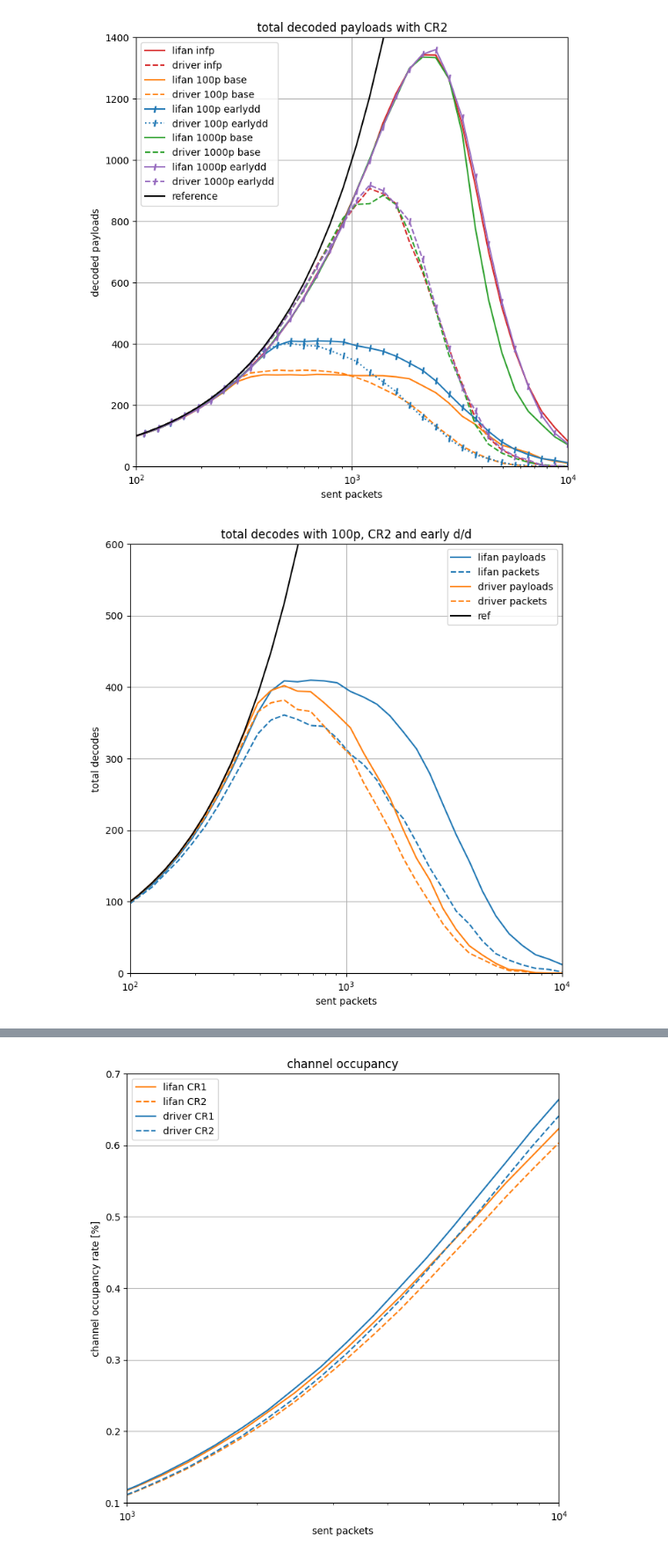
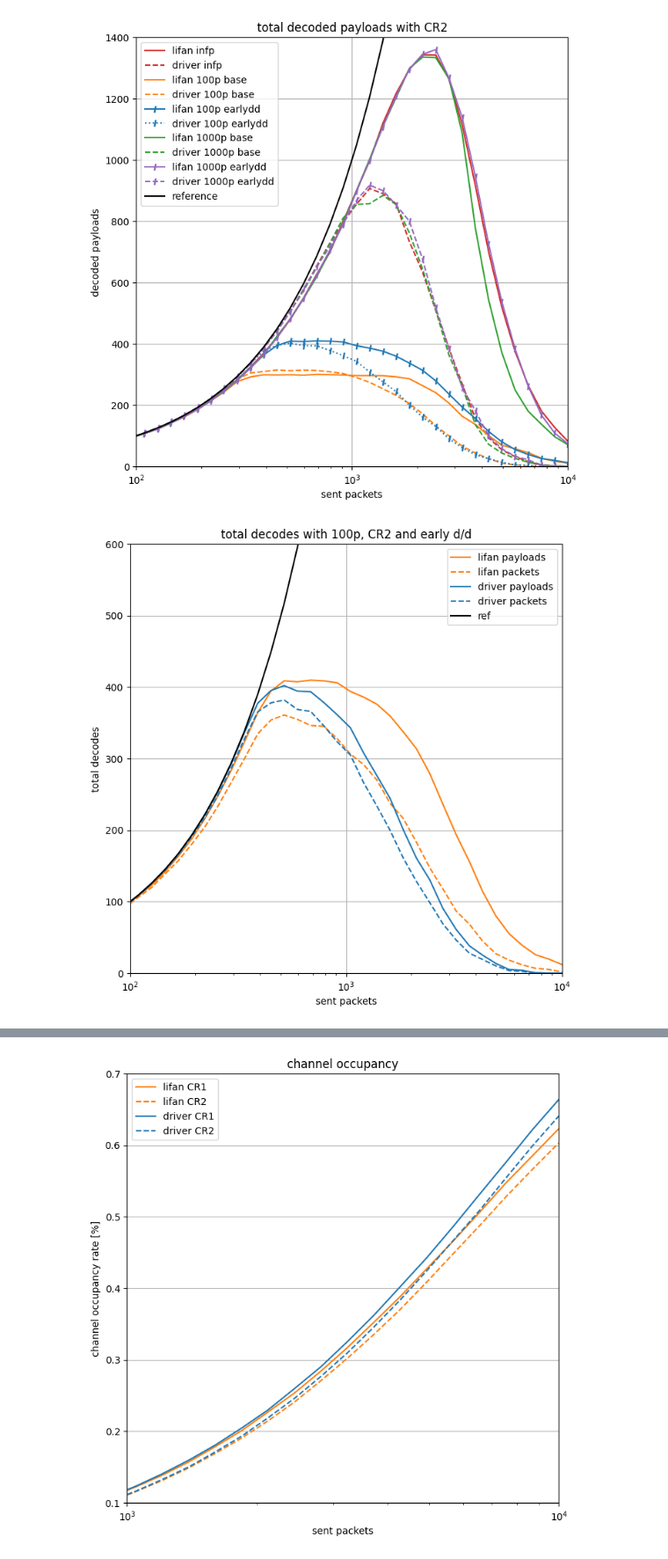
Before and after one commit to diegomm6/lr-fhss_seq-families, a Jupyter notebook: headerPlots.ipynb, the cells around one changed output, grey strips where cells are left out. Shown at 88% size. Saved outputs shown, nothing was run; the diff lists cells and outputs as text; code cells hidden in the pictures.

```diff
--- a/headerPlots.ipynb
+++ b/headerPlots.ipynb
@@ -123,25 +123,25 @@ plt.show()
 # %%
 plt.figure(figsize=(8,8))
 
-plt.plot(nodes, data25dc_cr2['lifan-CR2-100p-dec_payld-rlydd'], label=f'lifan payloads', color='#1f77b4')
-plt.plot(nodes, data25dc_cr2['lifan-CR2-100p-dec_pckts-rlydd'], label=f'lifan packets', color='#1f77b4', linestyle='dashed')
+plt.plot(nodes, data25dc_cr2['lifan-CR2-100p-dec_payld-rlydd'], label=f'lifan payloads', color='#ff7f0e')
+plt.plot(nodes, data25dc_cr2['lifan-CR2-100p-dec_pckts-rlydd'], label=f'lifan packets', color='#ff7f0e', linestyle='dashed')
 
-plt.plot(nodes, data25dc_cr2['driver-CR2-100p-dec_payld-rlydd'], label=f'driver payloads', color='#ff7f0e')
-plt.plot(nodes, data25dc_cr2['driver-CR2-100p-dec_pckts-rlydd'], label=f'driver packets', color='#ff7f0e', linestyle='dashed')
+plt.plot(nodes, data25dc_cr2['driver-CR2-100p-dec_payld-rlydd'], label=f'driver payloads', color='#1f77b4')
+plt.plot(nodes, data25dc_cr2['driver-CR2-100p-dec_pckts-rlydd'], label=f'driver packets', color='#1f77b4', linestyle='dashed')
 
 plt.plot(nodes, nodes, label=f'ref', color='k')
 
 plt.title('total decodes with 100p, CR2 and early d/d')
 plt.xlabel('sent packets')
 plt.xscale('log')
 plt.ylabel('total decodes')
 plt.xlim(1e2,1e4)
 plt.ylim(0,6e2)
 plt.grid()
 plt.legend()
 plt.show()
 # %% [output]
-[figure, old version]
+[figure, new version]
 # %%
 plt.figure(figsize=(8,8))
 
```
Also changed, not shown: parts of 19 cells of this notebook, 5 other files.
